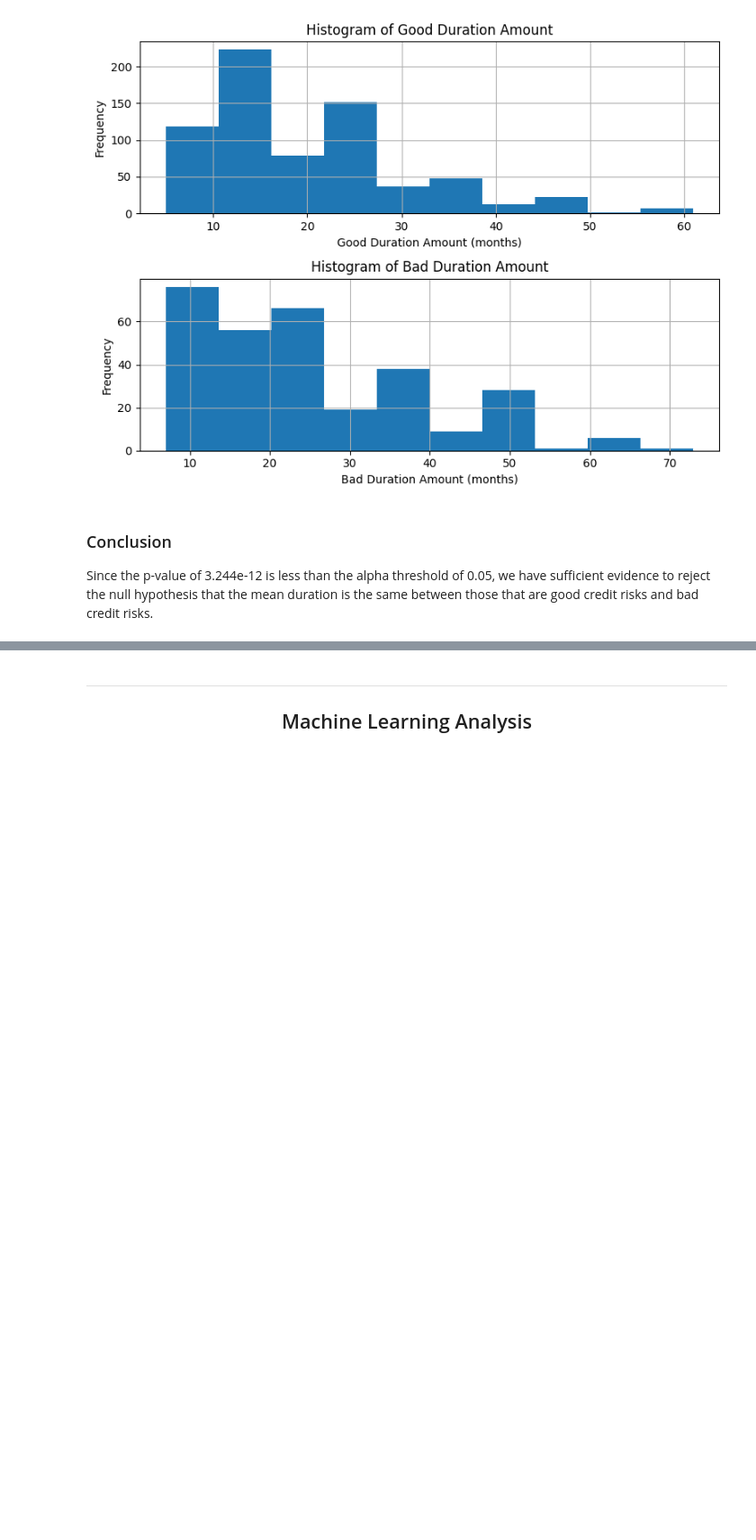
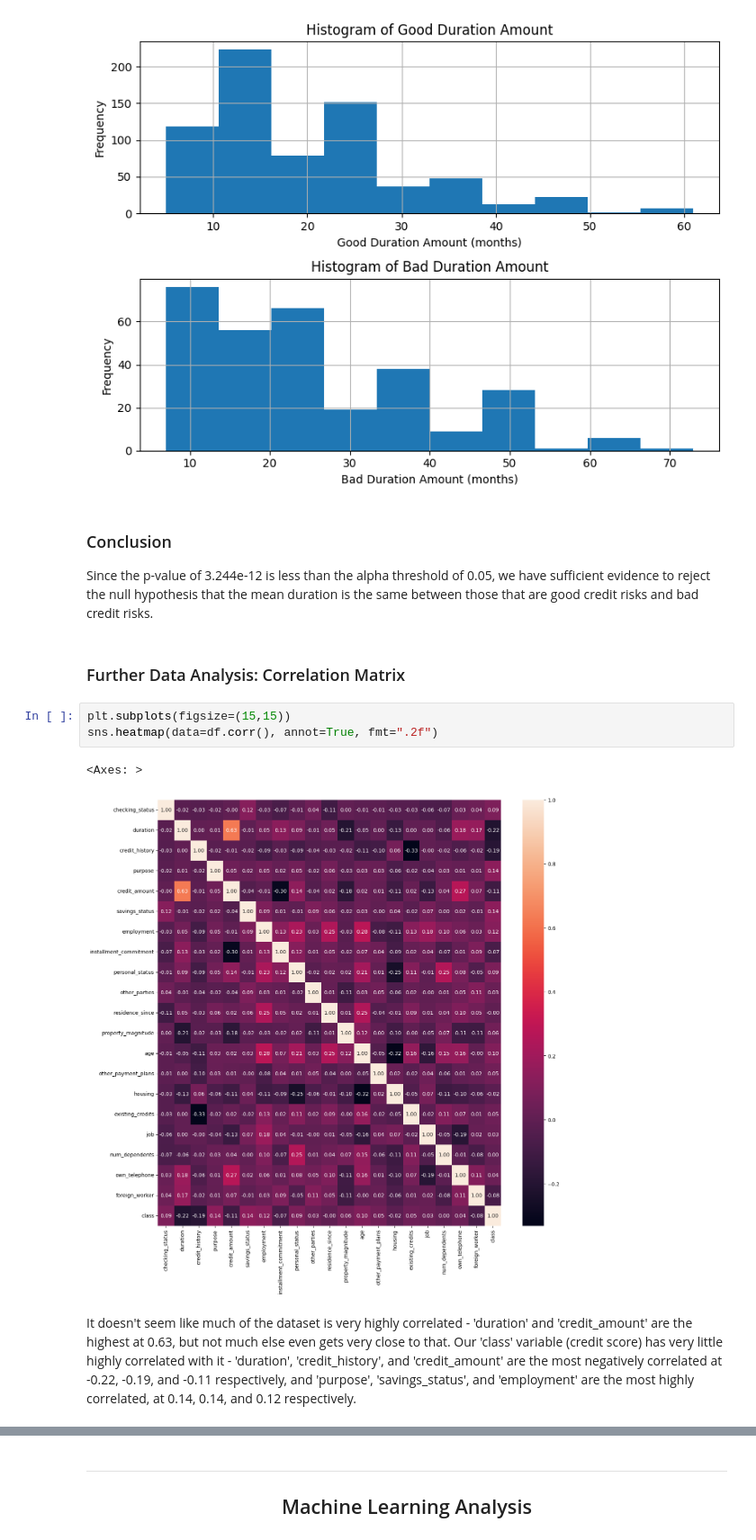
Before and after one commit to kmodo1/kmodo1.github.io, a Jupyter notebook: final-project.ipynb, the cells around one changed output, grey strips where cells are left out. Shown: that part at 90% size. Saved outputs shown, nothing was run; the diff lists cells and outputs as text; blank space fills up the shorter version.

```diff
--- a/final-project.ipynb
+++ b/final-project.ipynb
@@ -304,3 +309,13 @@ plt.show()
 # %% [markdown]
 ### Conclusion
 Since the p-value of 3.244e-12 is less than the alpha threshold of 0.05, we have sufficient evidence to reject the null hypothesis that the mean duration is the same between those that are good credit risks and bad credit risks.
+# %% [markdown]
+### Further Data Analysis: Correlation Matrix
+# %%
+plt.subplots(figsize=(15,15))
+sns.heatmap(data=df.corr(), annot=True, fmt=".2f")
+# %% [output]
+<Axes: >
+[figure, added]
+# %% [markdown]
+It doesn't seem like much of the dataset is very highly correlated - 'duration' and 'credit_amount' are the highest at 0.63, but not much else even gets very close to that. Our 'class' variable (credit score) has very little highly correlated with it - 'duration', 'credit_history', and 'credit_amount' are the most negatively correlated at -0.22, -0.19, and -0.11 respectively, and 'purpose', 'savings_status', and 'employment' are the most highly correlated, at 0.14, 0.14, and 0.12 respectively.
```
Also changed, not shown: parts of 16 cells of this notebook, 1 other file.
